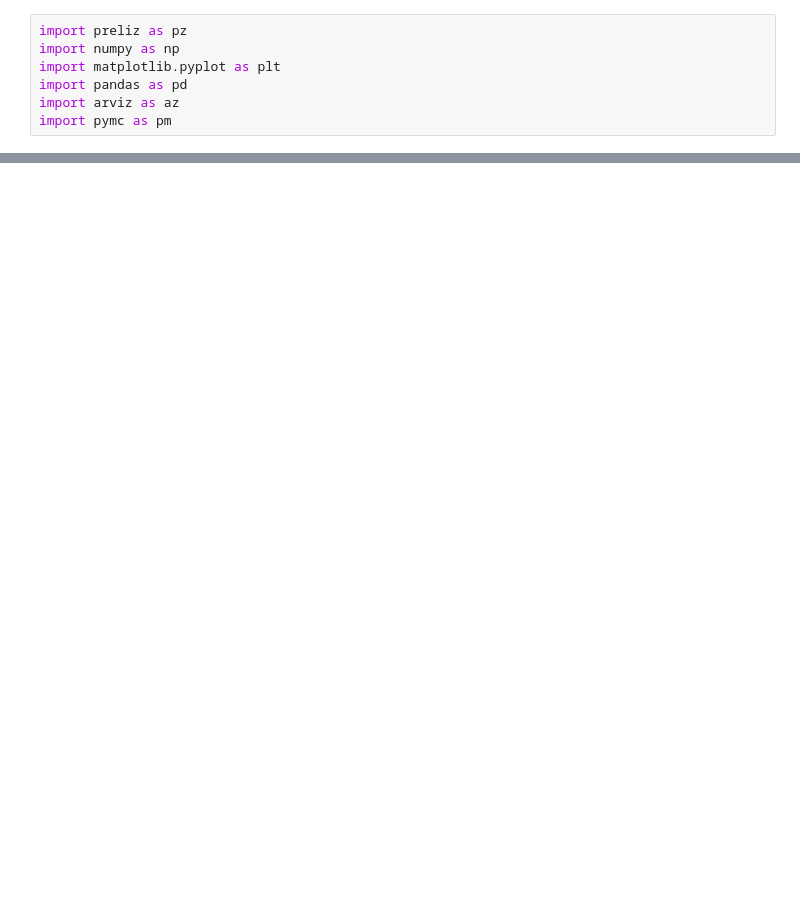
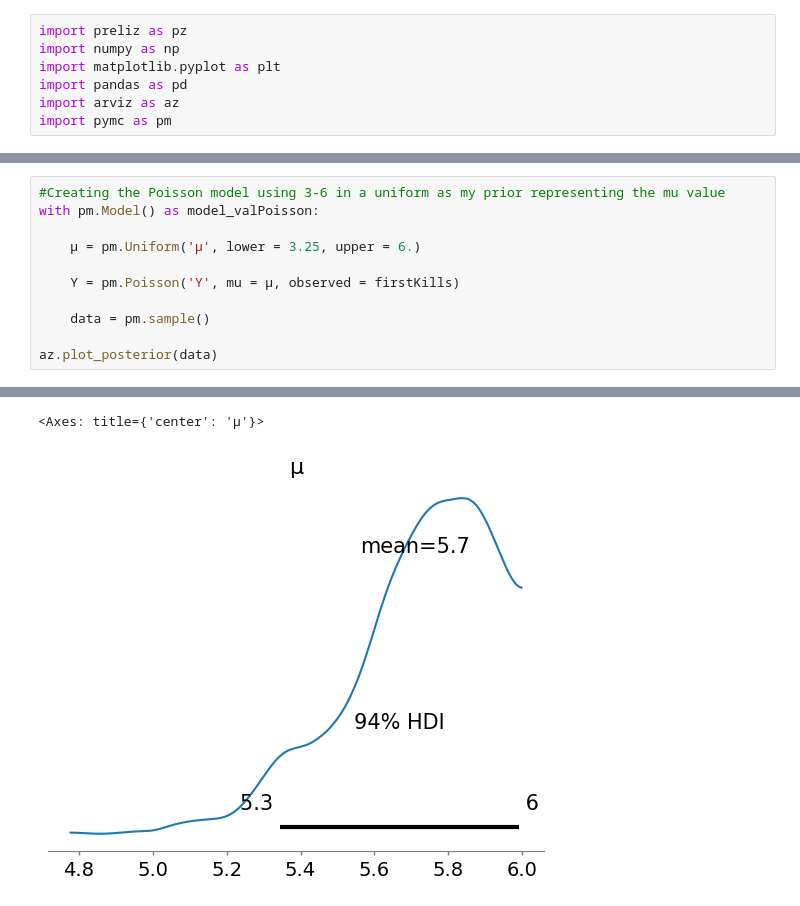
Before and after one commit to ashwingeeni12/data_science_fundamentals, a Jupyter notebook: Unit_3/Ashwin_GeenUnit3Project.ipynb, the cells around one changed output, grey strips where cells are left out. Cells and saved outputs as stored; diff of their text form; blank space fills up the shorter version.

```diff
--- a/Unit_3/Ashwin_GeenUnit3Project.ipynb
+++ b/Unit_3/Ashwin_GeenUnit3Project.ipynb
@@ -50,0 +125,12 @@ dtype: float64
+# %%
+#Creating the Poisson model using 3-6 in a uniform as my prior representing the mu value
+with pm.Model() as model_valPoisson:
+
+    μ = pm.Uniform('μ', lower = 3.25, upper = 6.)
+
+    Y = pm.Poisson('Y', mu = μ, observed = firstKills)
+
+    data = pm.sample()
+
+az.plot_posterior(data)
+# %% [output]
@@ -50,0 +141,2 @@ dtype: float64
+<Axes: title={'center': 'μ'}>
+[figure, added]
```
Also changed, not shown: parts of 54 cells of this notebook.
